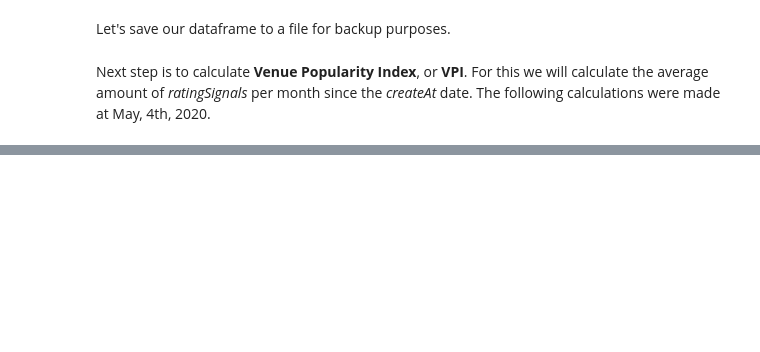
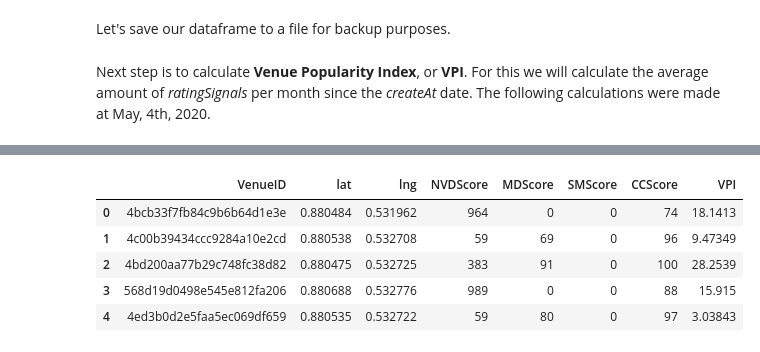
Before and after one commit to kospek/Coursera_Capstone, a Jupyter notebook: Capstone_Notebook.ipynb, the cells around one changed output, grey strips where cells are left out. Saved outputs shown, nothing was run; the diff lists cells and outputs as text; code cells hidden in the pictures; blank space fills up the shorter version.

```diff
--- a/Capstone_Notebook.ipynb
+++ b/Capstone_Notebook.ipynb
@@ -303,0 +602,18 @@ It seems that we will need some more parameters for our markers to make a predic
+# %%
+#write coordinates to variable
+Center_lat = np.radians(metro_df.iloc[12]['location.lat'])
+Center_lng = np.radians(metro_df.iloc[12]['location.lng'])
+
+CityCenterDistanceDf = pd.DataFrame(
+                            dist.pairwise(
+                                McD_radian_coords[['location.lat','location.lng']].to_numpy(),
+                                [[Center_lat, Center_lng]])*6365600,
+                                index=McD_radian_coords['id'].unique()
+                                    )
+#clean up DF
+CityCenterDistanceDf = CityCenterDistanceDf.round()
+CityCenterDistanceDf = CityCenterDistanceDf.astype('int32')
+CityCenterDistanceDf.rename(columns = {0: 'DistanceToCC'}, inplace=True)
+CityCenterDistanceDf.reset_index(level=0, inplace=True)
+CityCenterDistanceDf.rename(columns={'index':'McDonaldsID'}, inplace=True)
+CityCenterDistanceDf.head()
@@ -303,0 +651,9 @@ It seems that we will need some more parameters for our markers to make a predic
+# %%
+Prediction_df.head()
+# %% [output]
+|  | VenueID | lat | lng | NVDScore | MDScore | SMScore | CCScore | VPI |
+| 0 | 4bcb33f7fb84c9b6b64d1e3e | 0.880484 | 0.531962 | 964 | 0 | 0 | 74 | 18.1413 |
+| 1 | 4c00b39434ccc9284a10e2cd | 0.880538 | 0.532708 | 59 | 69 | 0 | 96 | 9.47349 |
+| 2 | 4bd200aa77b29c748fc38d82 | 0.880475 | 0.532725 | 383 | 91 | 0 | 100 | 28.2539 |
+| 3 | 568d19d0498e545e812fa206 | 0.880688 | 0.532776 | 989 | 0 | 0 | 88 | 15.915 |
+| 4 | 4ed3b0d2e5faa5ec069df659 | 0.880535 | 0.532722 | 59 | 80 | 0 | 97 | 3.03843 |
```
Also changed, not shown: parts of 88 cells of this notebook, 2 other files.
